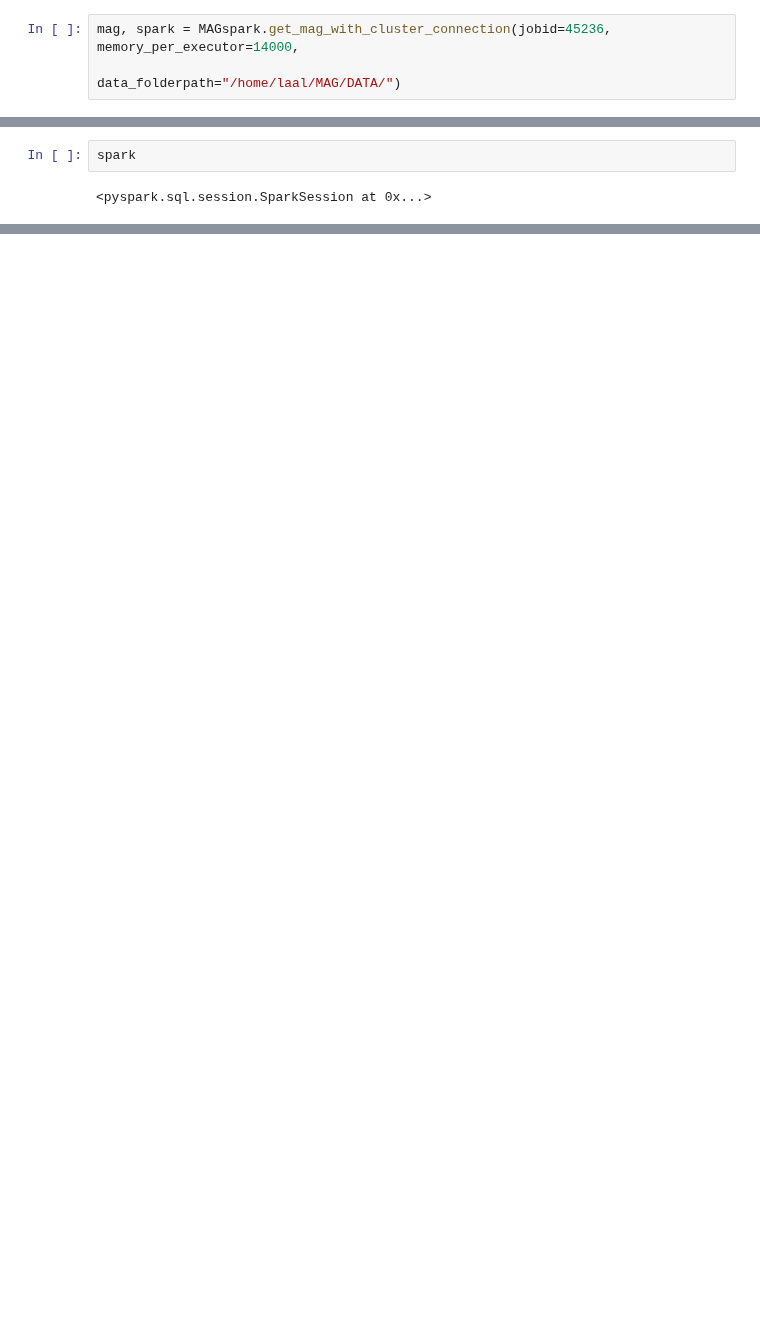
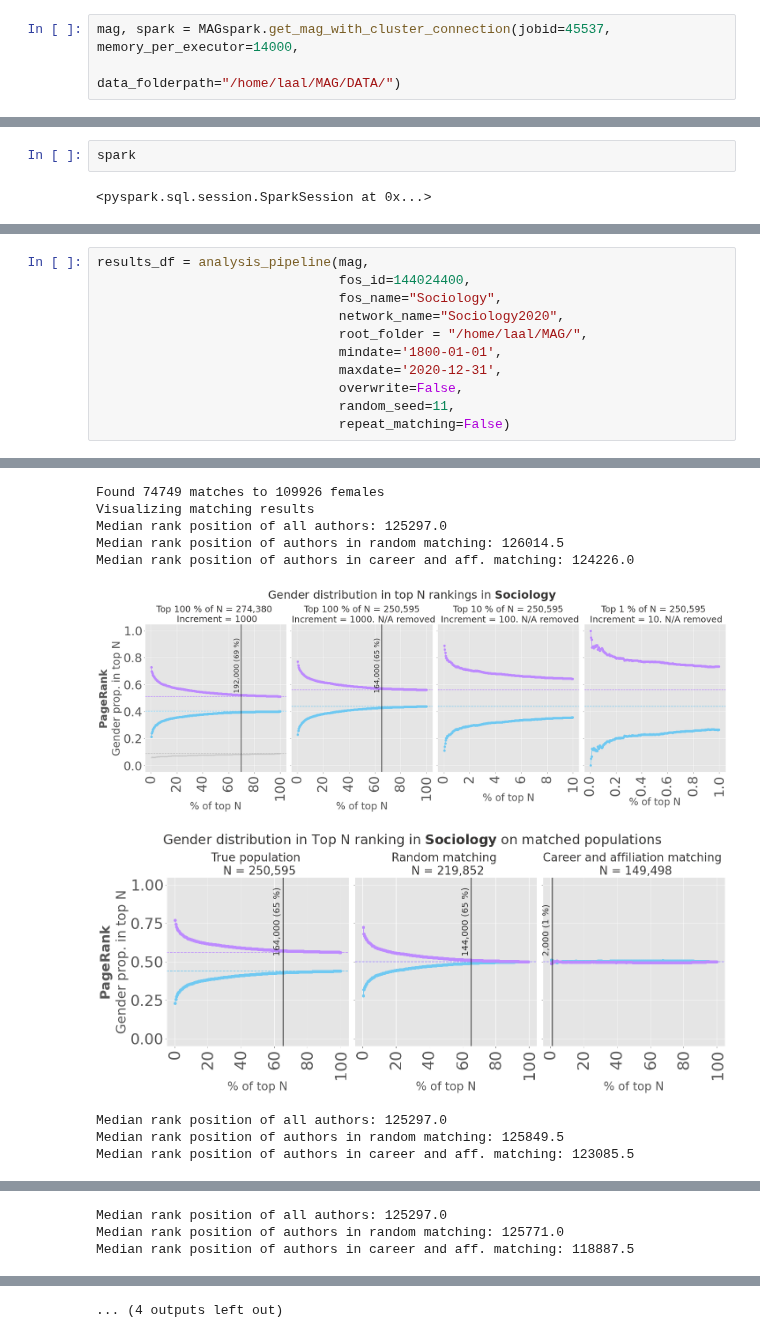
Before and after one commit to buschbirk/CentralityFairness, a Jupyter notebook: Analysis pipeline.ipynb, the cells around one changed output, grey strips where cells are left out. Drawn from its saved outputs; the diff is of its cells as text; blank space fills up the shorter version.

Commit message:
Analysis pipeline docs

```diff
--- a/Analysis pipeline.ipynb
+++ b/Analysis pipeline.ipynb
@@ -19,4 +37,4 @@ os.environ['SPARK_HOME'] = "/home/laal/MAG/spark-3.0.2-bin-hadoop2.7"
 # %%
-mag, spark = MAGspark.get_mag_with_cluster_connection(jobid=45236, memory_per_executor=14000,
+mag, spark = MAGspark.get_mag_with_cluster_connection(jobid=45537, memory_per_executor=14000,
                                                       data_folderpath="/home/laal/MAG/DATA/")
 # %% [output]
@@ -390,0 +219,12 @@ The year 2014 had maximum number of references produced: 1148862
+# %%
+results_df = analysis_pipeline(mag,
+                               fos_id=144024400,
+                               fos_name="Sociology",
+                               network_name="Sociology2020",
+                               root_folder = "/home/laal/MAG/",
+                               mindate='1800-01-01',
+                               maxdate='2020-12-31',
+                               overwrite=False,
+                               random_seed=11,
+                               repeat_matching=False)
+# %% [output]
@@ -390,0 +248,10 @@ The year 2014 had maximum number of references produced: 1148862
+Found 74749 matches to 109926 females
+Visualizing matching results
+Median rank position of all authors: 125297.0
+Median rank position of authors in random matching: 126014.5
+Median rank position of authors in career and aff. matching: 124226.0
+[figure, added]
+[figure, added]
+Median rank position of all authors: 125297.0
+Median rank position of authors in random matching: 125849.5
+Median rank position of authors in career and aff. matching: 123085.5
@@ -390,0 +260,3 @@ The year 2014 had maximum number of references produced: 1148862
+Median rank position of all authors: 125297.0
+Median rank position of authors in random matching: 125771.0
+Median rank position of authors in career and aff. matching: 118887.5
@@ -390,0 +269 @@ The year 2014 had maximum number of references produced: 1148862
+... (4 outputs left out)
```
Also changed, not shown: parts of 26 cells of this notebook, 6 other files.
